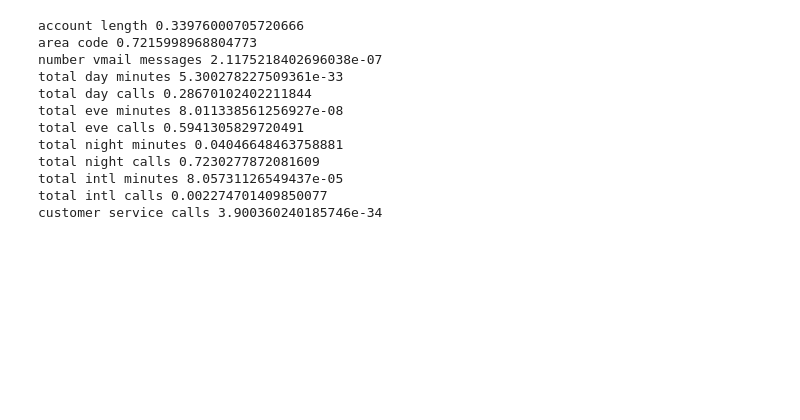
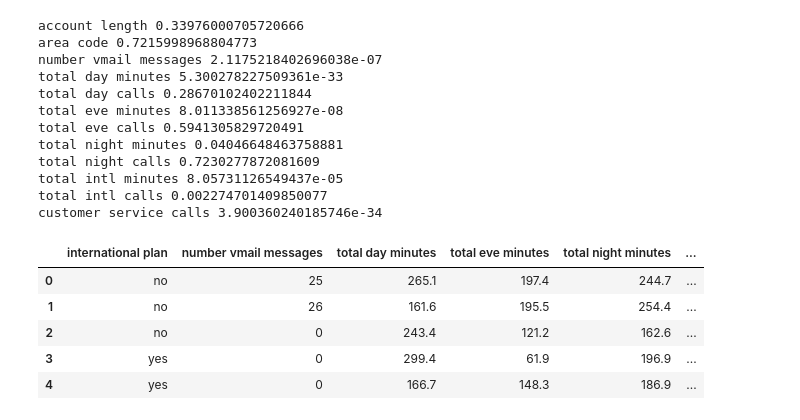
Before and after one commit to njerinjuguna/Customer-Churn, a Jupyter notebook: index.ipynb, the cells around one changed output. Saved outputs shown, nothing was run; the diff lists cells and outputs as text; code cells hidden in the pictures; blank space fills up the shorter version.

```diff
--- a/index.ipynb
+++ b/index.ipynb
@@ -292,3 +292,12 @@ customer service calls 3.900360240185746e-34
 X = df[['international plan','number vmail messages','total day minutes','total eve minutes',
      'total night minutes','total intl minutes','customer service calls']]
 y = df['churn']
+# %%
+X.head()
+# %% [output]
+|  | international plan | number vmail messages | total day minutes | total eve minutes | total night minutes | ... |
+| 0 | no | 25 | 265.1 | 197.4 | 244.7 | ... |
+| 1 | no | 26 | 161.6 | 195.5 | 254.4 | ... |
+| 2 | no | 0 | 243.4 | 121.2 | 162.6 | ... |
+| 3 | yes | 0 | 299.4 | 61.9 | 196.9 | ... |
+| 4 | yes | 0 | 166.7 | 148.3 | 186.9 | ... |
```
Also changed, not shown: parts of 1 cell of this notebook.
